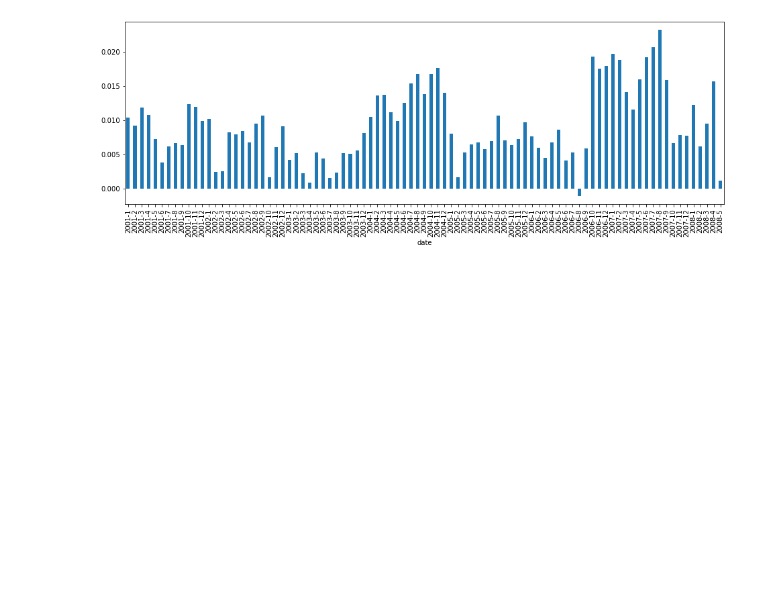
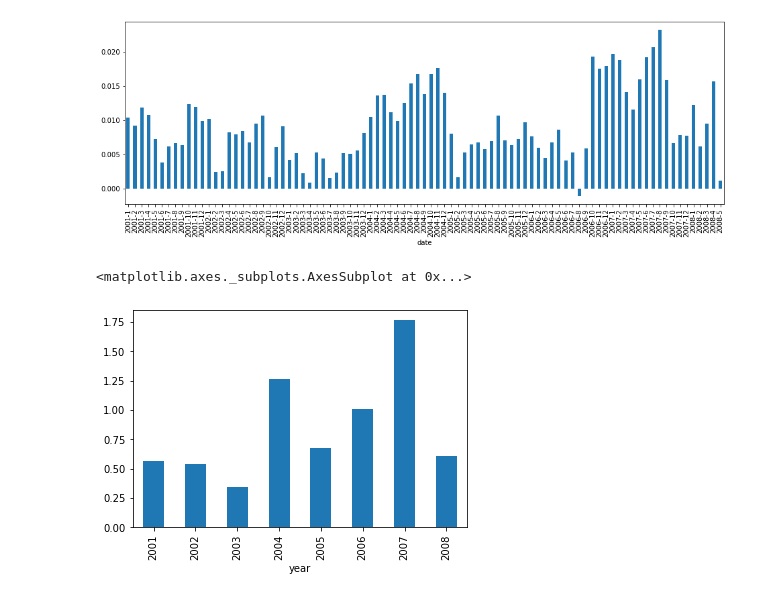
Before and after one commit to kaminion/time_series, a Jupyter notebook: 01. Monthly.ipynb, the cells around one changed output. Saved outputs shown, nothing was run; the diff lists cells and outputs as text; code cells hidden in the pictures; blank space fills up the shorter version.

```diff
--- a/01. Monthly.ipynb
+++ b/01. Monthly.ipynb
@@ -144,3 +144,7 @@ ax.set_xticklabels(list(map(lambda x: get_date(x)
 [figure]
 # %%
 # residual: unexpected 값들이다.
+df_re.groupby('year')['resId'].mean().plot(kind='bar')
+# %% [output]
+<matplotlib.axes._subplots.AxesSubplot at 0x...>
+[figure, added]
```
